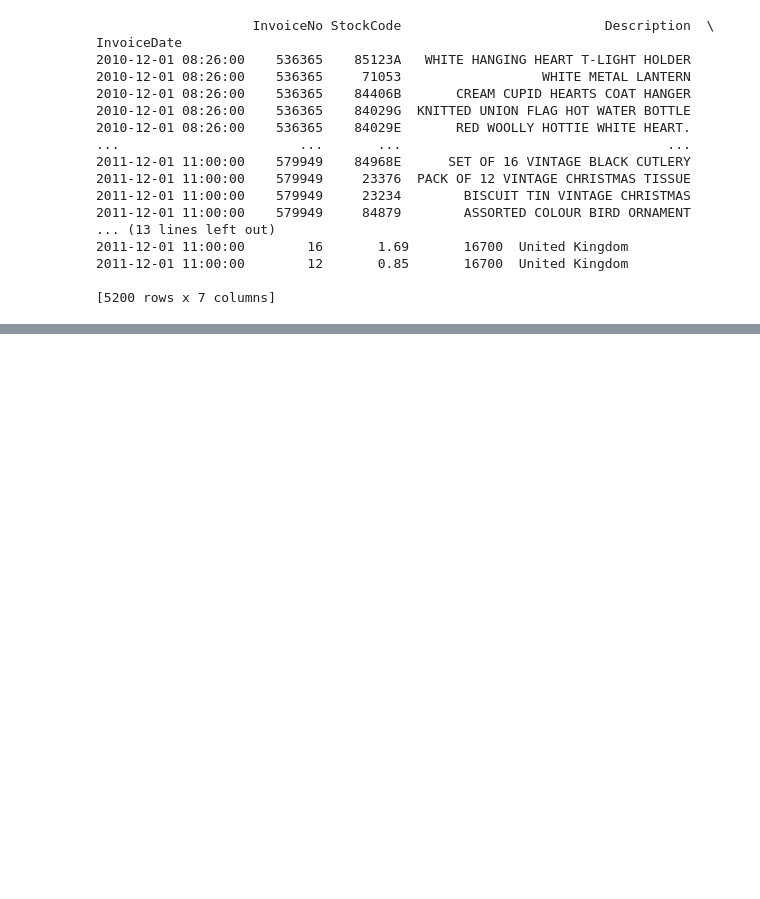
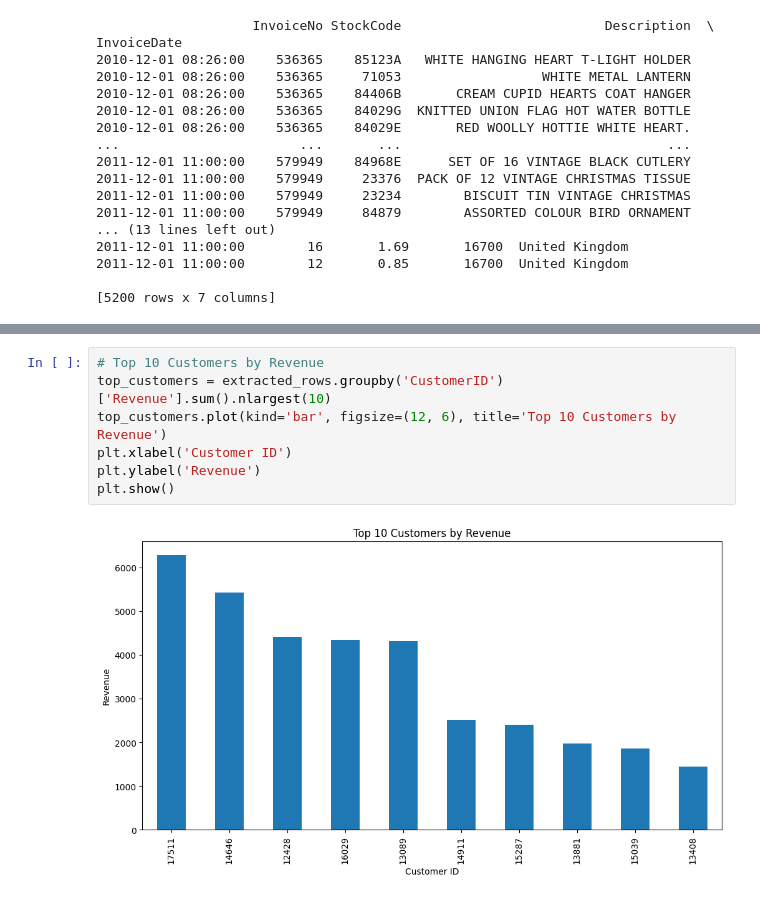
Before and after one commit to Tee-DataA/Online_Retail_Sales_Analysis, a Jupyter notebook: jupyter_notebooks/Sayed_test.ipynb, the cells around one changed output, grey strips where cells are left out. Drawn from its saved outputs; the diff is of its cells as text; blank space fills up the shorter version.

```diff
--- a/jupyter_notebooks/Sayed_test.ipynb
+++ b/jupyter_notebooks/Sayed_test.ipynb
@@ -157,0 +198,9 @@ KeyError: 'InvoiceDate'
+# %%
+# Top 10 Customers by Revenue
+top_customers = extracted_rows.groupby('CustomerID')['Revenue'].sum().nlargest(10)
+top_customers.plot(kind='bar', figsize=(12, 6), title='Top 10 Customers by Revenue')
+plt.xlabel('Customer ID')
+plt.ylabel('Revenue')
+plt.show()
+# %% [output]
+[figure, added]
```
Also changed, not shown: parts of 8 cells of this notebook.
